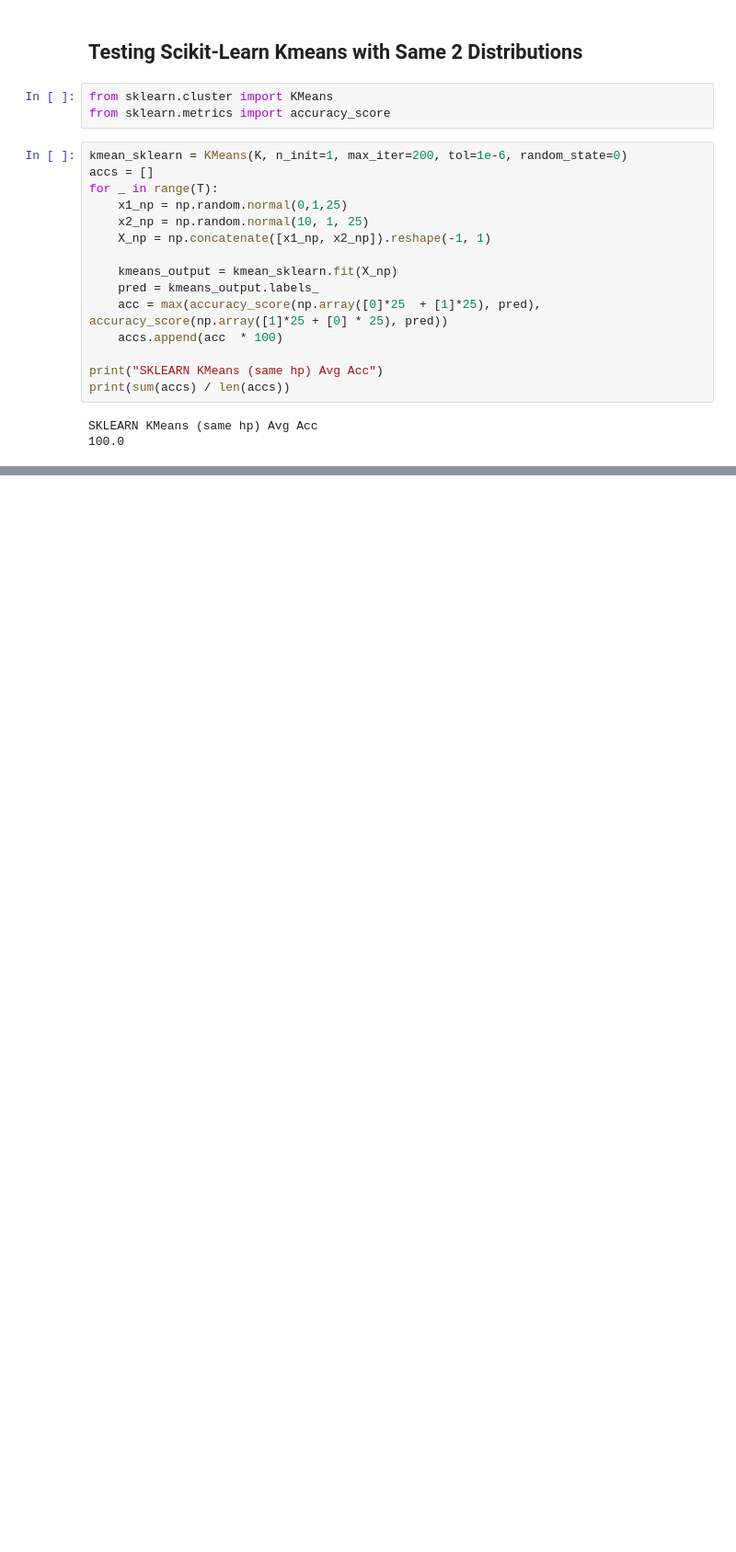
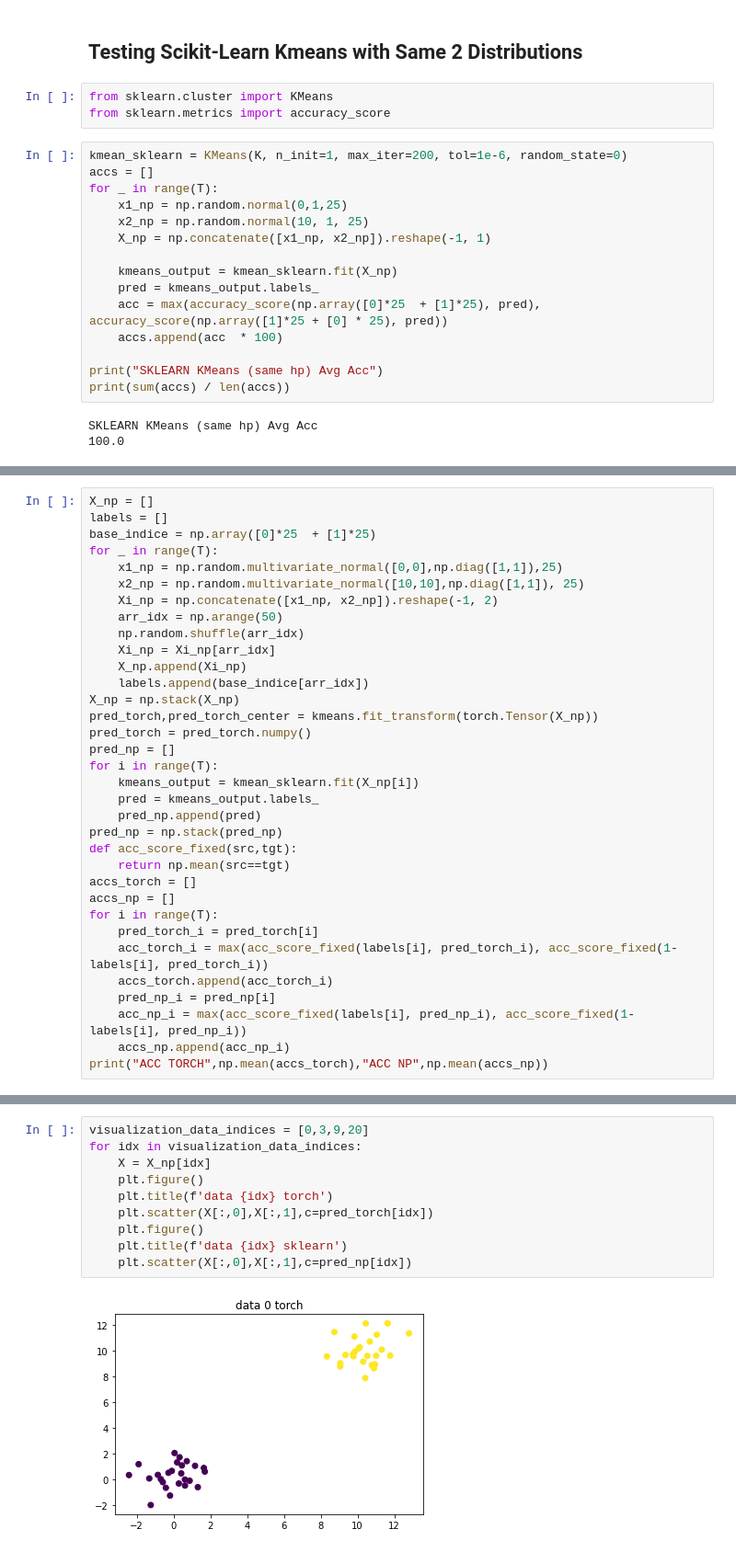
Before and after one commit to KKallidromitis/BYOL-PyTorch-1, a Jupyter notebook: Clustering_Test.ipynb, the cells around one changed output, grey strips where cells are left out. Shown: that part at 92% size. Saved outputs shown, nothing was run; the diff lists cells and outputs as text; blank space fills up the shorter version.

Commit message:
clustering test visualization

```diff
--- a/Clustering_Test.ipynb
+++ b/Clustering_Test.ipynb
@@ -231,0 +266,34 @@ SKLEARN KMeans (same hp) Avg Acc
+# %%
+X_np = []
+labels = []
+base_indice = np.array([0]*25  + [1]*25)
+for _ in range(T):
+    x1_np = np.random.multivariate_normal([0,0],np.diag([1,1]),25)
+    x2_np = np.random.multivariate_normal([10,10],np.diag([1,1]), 25)
+    Xi_np = np.concatenate([x1_np, x2_np]).reshape(-1, 2)
+    arr_idx = np.arange(50)
+    np.random.shuffle(arr_idx)
+    Xi_np = Xi_np[arr_idx]
+    X_np.append(Xi_np)
+    labels.append(base_indice[arr_idx])
+X_np = np.stack(X_np)
+pred_torch,pred_torch_center = kmeans.fit_transform(torch.Tensor(X_np))
+pred_torch = pred_torch.numpy()
+pred_np = []
+for i in range(T):
+    kmeans_output = kmean_sklearn.fit(X_np[i])
+    pred = kmeans_output.labels_
+    pred_np.append(pred)
+pred_np = np.stack(pred_np)
+def acc_score_fixed(src,tgt):
+    return np.mean(src==tgt)
+accs_torch = []
+accs_np = []
+for i in range(T):
+    pred_torch_i = pred_torch[i]
+    acc_torch_i = max(acc_score_fixed(labels[i], pred_torch_i), acc_score_fixed(1-labels[i], pred_torch_i))
+    accs_torch.append(acc_torch_i)
+    pred_np_i = pred_np[i]
+    acc_np_i = max(acc_score_fixed(labels[i], pred_np_i), acc_score_fixed(1-labels[i], pred_np_i))
+    accs_np.append(acc_np_i)
+print("ACC TORCH",np.mean(accs_torch),"ACC NP",np.mean(accs_np))
@@ -231,0 +307,12 @@ SKLEARN KMeans (same hp) Avg Acc
+# %%
+visualization_data_indices = [0,3,9,20]
+for idx in visualization_data_indices:
+    X = X_np[idx]
+    plt.figure()
+    plt.title(f'data {idx} torch')
+    plt.scatter(X[:,0],X[:,1],c=pred_torch[idx])
+    plt.figure()
+    plt.title(f'data {idx} sklearn')
+    plt.scatter(X[:,0],X[:,1],c=pred_np[idx])
+# %% [output]
+[figure, added]
```
Also changed, not shown: parts of 7 cells of this notebook.
